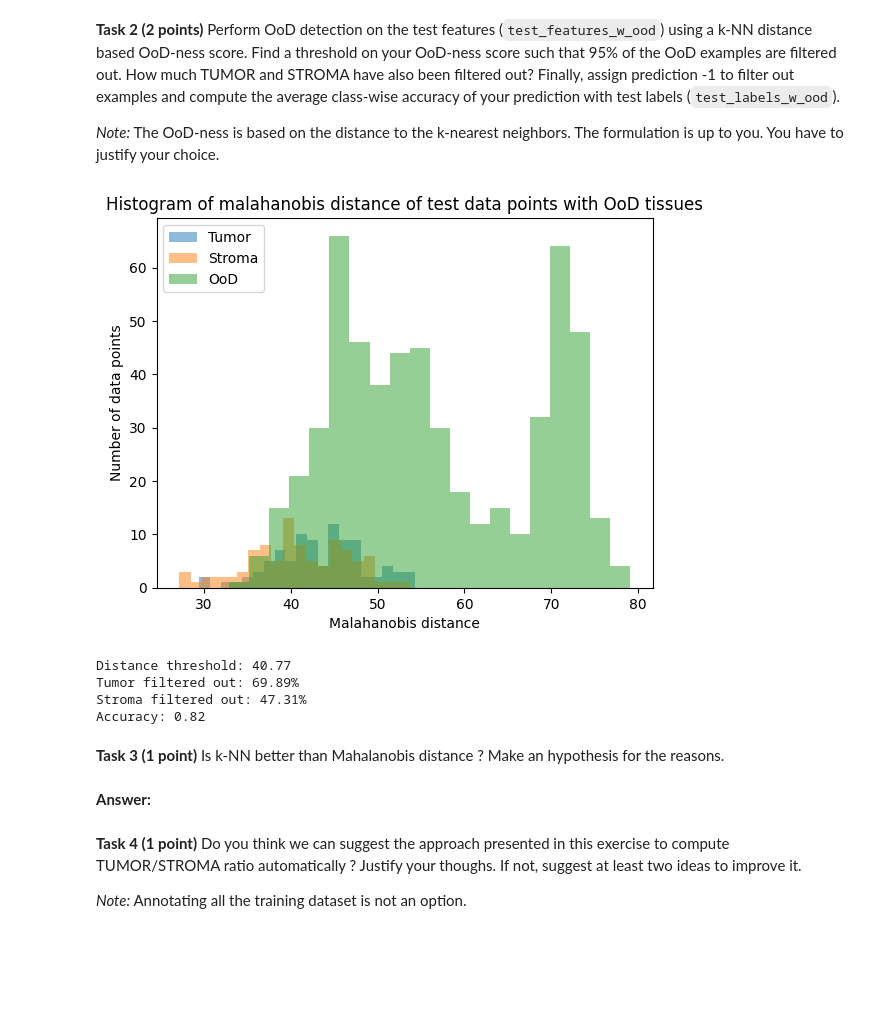
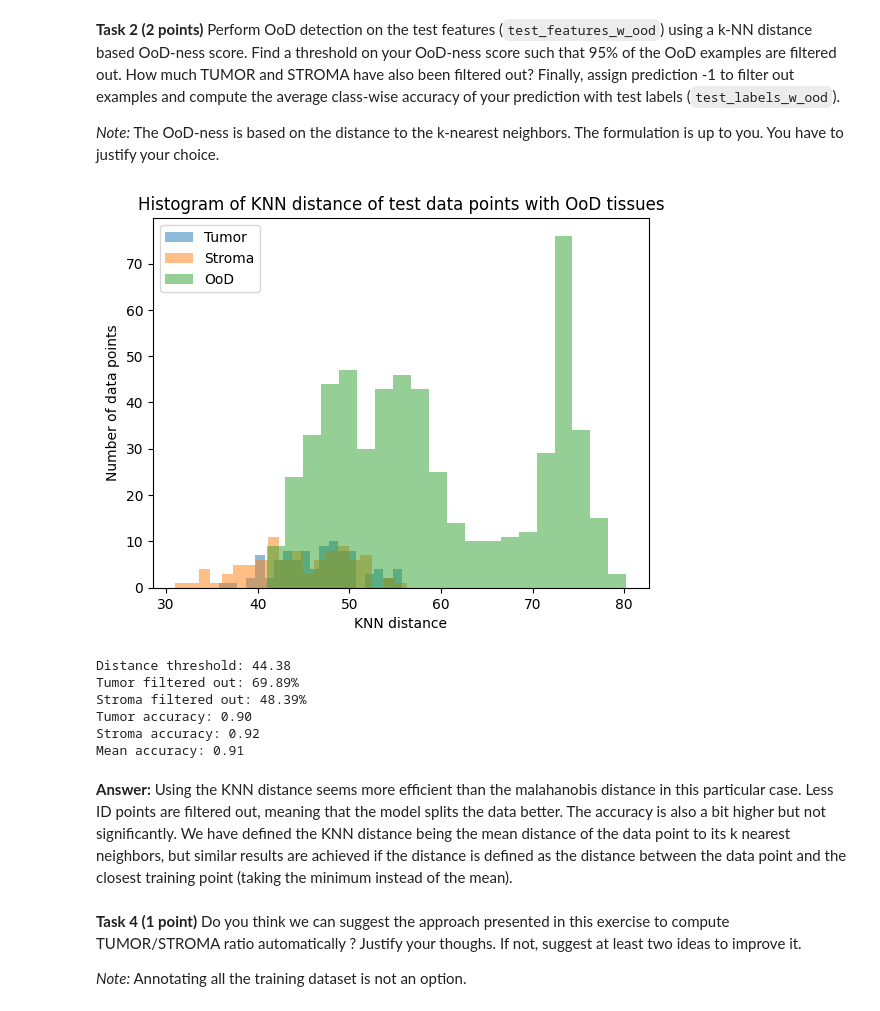
Before and after one commit to OctavioProfeta/iapr, a Jupyter notebook: labs/lab_03_classification.ipynb, the cells around one changed output. Drawn from its saved outputs; the diff is of its cells as text; code cells hidden in the pictures; blank space fills up the shorter version.

Commit message:
Task 1, comments done (sauf la derniere question)

```diff
--- a/labs/lab_03_classification.ipynb
+++ b/labs/lab_03_classification.ipynb
@@ -254,7 +270,7 @@ def KNN_binary_classifier(train_features, train_labels, test_features, k):
     for x in test_features:
 
         # Compute the distance to each training point
-        dists = [torch.norm(x-train_features[i]) for i in range(len(train_features))]
+        dists = np.array([torch.norm(x-train_features[i]) for i in range(len(train_features))])
 
         # Get the k closest training points
         k_closest = np.argsort(dists)[:k]
@@ -262,11 +278,11 @@ def KNN_binary_classifier(train_features, train_labels, test_features, k):
         # Get the classes of the k closest training points
         k_closest_labels = train_labels[k_closest]
 
-        # If les than half of the k closest training points are from class 1, classify the data point to class 1
+        # If les than half of the k closest training points are from class 1, classify the data point to class 0, else 1
         pred_labels.append(0 if k_closest_labels.sum() < k/2 else 1)
 
-        # Get the distance to the closest training point
-        dist.append(dists[k_closest[0]])
+        # Defines the KNN distance as the mean distance to the K nearest neighbors (for OoD-ness score)
+        dist.append(np.mean(dists[k_closest]))
 
     return np.array(pred_labels).astype(int), np.array(dist)
 
@@ -286,47 +302,58 @@ Accuracy: 0.99
 ### Task 2
 
 # Same as for the malahanobis OoD-ness score:
 
 # 1. Get the distances for each point
 pred_labels_w_ood, dist_w_ood = KNN_binary_classifier(train_features, train_labels, test_features_w_ood, 7)
 
 # 2. Plot histogram of distances with different colors for each class
 plt.hist(dist_w_ood[test_labels_w_ood==0], bins=20, alpha=0.5, label='Tumor')
 plt.hist(dist_w_ood[test_labels_w_ood==1], bins=20, alpha=0.5, label='Stroma')
 plt.hist(dist_w_ood[test_labels_w_ood==-1], bins=20, alpha=0.5, label='OoD')
 # Add legend and other stuff
 plt.legend()
-plt.title("Histogram of malahanobis distance of test data points with OoD tissues")
-plt.xlabel("Malahanobis distance")
+plt.title("Histogram of KNN distance of test data points with OoD tissues")
+plt.xlabel("KNN distance")
 plt.ylabel("Number of data points")
 plt.show()
 
 #3. Get the distance threshold of 5%
 dist_thresh = np.percentile(dist_w_ood[test_labels_w_ood==-1], 5)
 print("Distance threshold: {:.2f}".format(dist_thresh))
 
 #4. How much class0 and class1 have been classified as OoD
 tumor_filtered_out = np.sum((test_labels_w_ood==0) & (dist_w_ood>dist_thresh))/np.sum(test_labels_w_ood==0)
 print("Tumor filtered out: {:.2f}%".format(tumor_filtered_out*100))
 stroma_filtered_out = np.sum((test_labels_w_ood==1) & (dist_w_ood>dist_thresh))/np.sum(test_labels_w_ood==1)
 print("Stroma filtered out: {:.2f}%".format(stroma_filtered_out*100))
 
 #5. Remove the points that are too far from the closest class
 pred_labels_w_ood[dist_w_ood>dist_thresh] = -1
 
-#6. Get the accuracy
-accuracy = (pred_labels_w_ood==test_labels_w_ood).sum()/len(test_labels_w_ood)
-print("Accuracy: {:.2f}".format(accuracy))
+#6. Get the average class-wise accuracy
+# --tumor
+TP_tumor = np.sum((test_labels_w_ood==0) & (pred_labels_w_ood==0))
+TN_tumor = np.sum((test_labels_w_ood!=0) & (pred_labels_w_ood!=0))
+accuracy_tumor = (TP_tumor + TN_tumor) / len(test_labels_w_ood)
+print("Tumor accuracy: {:.2f}".format(accuracy_tumor))
+# --stroma
+TP_stroma = np.sum((test_labels_w_ood==1) & (pred_labels_w_ood==1))
+TN_stroma = np.sum((test_labels_w_ood!=1) & (pred_labels_w_ood!=1))
+accuracy_stroma = (TP_stroma + TN_stroma) / len(test_labels_w_ood)
+print("Stroma accuracy: {:.2f}".format(accuracy_stroma))
+# --average
+accuracy = (accuracy_tumor + accuracy_stroma) / 2
+print("Mean accuracy: {:.2f}".format(accuracy))
 # %% [output]
-[figure, old version]
+[figure, new version]
-Distance threshold: 40.77
+Distance threshold: 44.38
 Tumor filtered out: 69.89%
-Stroma filtered out: 47.31%
-Accuracy: 0.82
+Stroma filtered out: 48.39%
+Tumor accuracy: 0.90
+Stroma accuracy: 0.92
+Mean accuracy: 0.91
-# %% [markdown]
-**Task 3 (1 point)** Is k-NN better than Mahalanobis distance ? Make an hypothesis for the reasons.
-# %% [markdown]
-**Answer:**
+# %% [markdown]
+**Answer:** Using the KNN distance seems more efficient than the malahanobis distance in this particular case. Less ID points are filtered out, meaning that the model splits the data better. The accuracy is also a bit higher but not significantly. We have defined the KNN distance being the mean distance of the data point to its k nearest neighbors, but similar results are achieved if the distance is defined as the distance between the data point and the closest training point (taking the minimum instead of the mean).
 # %% [markdown]
 **Task 4 (1 point)** Do you think we can suggest the approach presented in this exercise to compute TUMOR/STROMA ratio automatically ? Justify your thoughs. If not, suggest at least two ideas to improve it.
 
```
Also changed, not shown: parts of 8 cells of this notebook.
